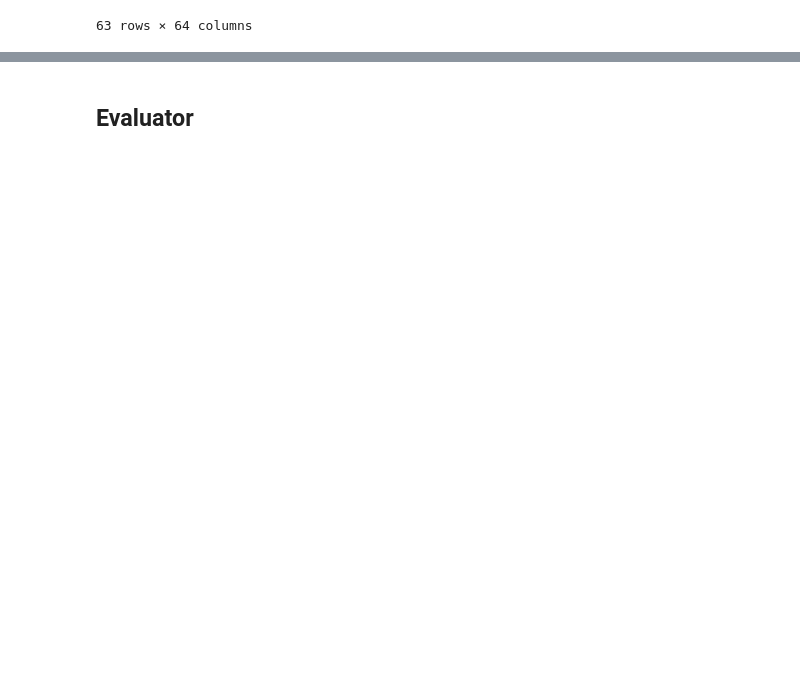
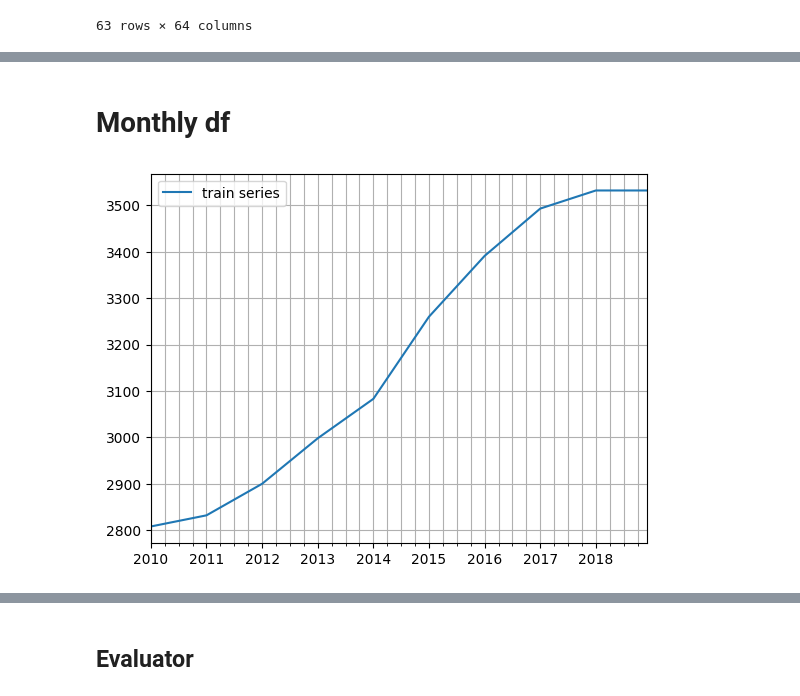
Before and after one commit to MinkyuRamen/2023KDS-HACKATHON, a Jupyter notebook: multivariate_flow/pytorch-ts-master/examples/Multivariate-Flow-Solar.ipynb, the cells around one changed output, grey strips where cells are left out. Drawn from its saved outputs; the diff is of its cells as text; code cells hidden in the pictures; blank space fills up the shorter version.

```diff
--- a/multivariate_flow/pytorch-ts-master/examples/Multivariate-Flow-Solar.ipynb
+++ b/multivariate_flow/pytorch-ts-master/examples/Multivariate-Flow-Solar.ipynb
@@ -135,3 +113,0 @@ Series([], Name: 2021-01-01 00:00:00, dtype: object)
-# %%
-with open('../../../preprocess_data/pickle_final2.pkl', 'wb') as f:
-    pickle.dump(df, f, pickle.HIGHEST_PROTOCOL)
@@ -137,0 +164,27 @@ with open('../../../preprocess_data/pickle_final2.pkl', 'wb') as f:
+# %% [markdown]
+# Monthly df
+# %%
+prediction_length = 36
+freq = "M"
+start = pd.Period("01-01-2010", freq='M')
+# %%
+from gluonts.dataset.common import ListDataset
+# train dataset: cut the last window of length "prediction_length", add "target" and "start" fields
+m_train_ds = ListDataset(
+    [{"target": x, "start": start.to_timestamp()} for x in np.array(monthly_df.T)[:, :-prediction_length]],
+    freq=freq,
+)
+# test dataset: use the whole dataset, add "target" and "start" fields
+m_test_ds = ListDataset(
+    [{"target": x, "start": start.to_timestamp()} for x in np.array(monthly_df.T)], freq=freq
+)
+# %%
+entry = iter(m_train_ds)
+# %%
+m_train_series = to_pandas(next(entry))
+m_train_series.plot()
+plt.grid(which="both")
+plt.legend(["train series"], loc="upper left")
+plt.show()
+# %% [output]
+[figure, added]
```
Also changed, not shown: parts of 30 cells of this notebook.
